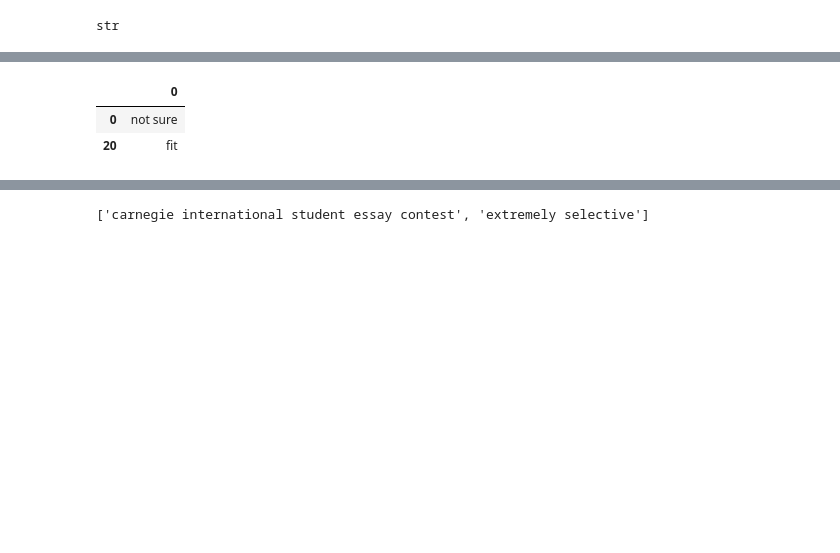
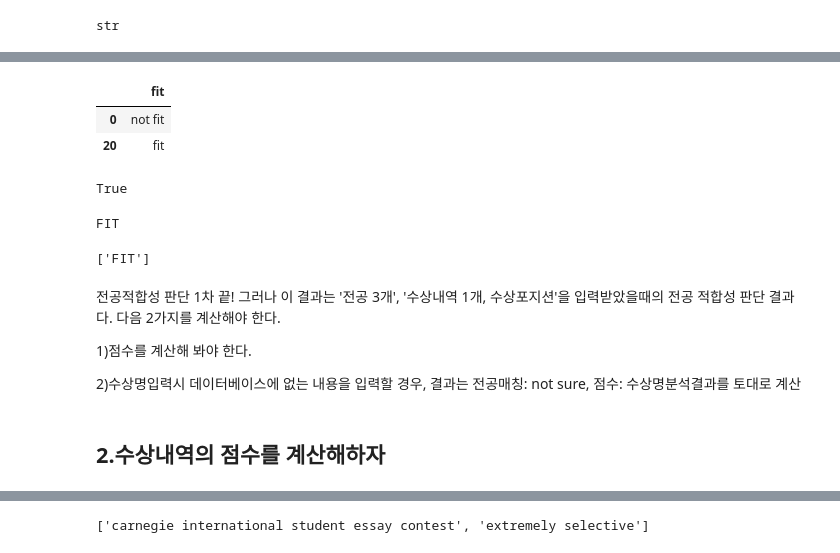
Before and after one commit to kwangilkimkenny/Story_Analysis, a Jupyter notebook: activity_analysis/major_fit_text_input_style.ipynb, the cells around one changed output, grey strips where cells are left out. Saved outputs shown, nothing was run; the diff lists cells and outputs as text; code cells hidden in the pictures; blank space fills up the shorter version.

```diff
--- a/activity_analysis/major_fit_text_input_style.ipynb
+++ b/activity_analysis/major_fit_text_input_style.ipynb
@@ -212,7 +214,7 @@ for j in math_sci_:
     j_ = j.lower()
     math_sci.append(j_)
 
-social_sci = ['Economics Asian Studies', 'African Studies','Psychology', "Women's Studies",'Anthropology', 'Political Science/Government',
+social_sci_ = ['Economics Asian Studies', 'African Studies','Psychology', "Women's Studies",'Anthropology', 'Political Science/Government',
                 'Political Science', 'Political Government', 'International Relations/Affairs', 'International Relations',
                 'International Affairs', 'Public Policy/Affairs', 'Public Policy', 'Public Affairs', 'Public Health',
                 'Environmental Science/Studies', 'Environmental Science', 'Environmental Studies', 'Urban Planning', 'Education',
@@ -529,0 +505,20 @@ not sure
+# %%
+#드디어 분석 fit analysis!!!!
+#선택한 전공 3개, 수상내역 1개를 비교하여 데이터베이스 비교 분석하여 상과 전공이 일치하는지 판단!
+fit_result = []
+
+
+# 수상내역이 데이터에 없을 경우 not sure. 그러나 수상점수는 계산이 가능함(first, winner 등의 단어를 확인해서)
+if fit_list_str == None: #이 false 라면 not sure로 해야 함
+    print ("not sure")
+    fit_result.append('not sure')
+else:
+    for category in fit_list_str: #수상내역으로 분석 추출한 결과 내역들을 모두 단어로 쪼개어서 하나씩 추출해서 비교
+        for major_item in major_ctgs:# 신청한 전공 3개 꺼내와서 하나씩 비교
+            if major_item  == category: # 전공이 있으면 fit
+                print ("fit")
+                fit_result.append('fit')
+
+            else: # 원하는 전공 3개와 수상내역과 연관된 전공중 아무것도 매칭되는 것이 없으면 not sure
+                    print ("not fit")
+                    fit_result.append('not fit')
@@ -547 +560,4 @@ df_fit_re
 84 rows × 1 columns
+# %%
+df_fit_re.columns = ['fit']
+df_fit_re
@@ -548,6 +578,7 @@ df_fit_re
 # %%
-df_fit_re.drop_duplicates() #중복값 제거!!!! 최종 결과 도출, 여기서 FIT > NOT FIT  or NOT SURE 구분하면 됨
+list_fit_re = df_fit_re.drop_duplicates() #중복값 제거!!!! 결과 도출, 여기서 FIT: 1 or NOT FIT : 2 or NOT SURE : 0 구분하면 됨
+list_fit_re
 # %% [output]
-|  | 0 |
-| 0 | not sure |
+|  | fit |
+| 0 | not fit |
 | 20 | fit |
@@ -556,3 +585,33 @@ df_fit_re.drop_duplicates() #중복값 제거!!!! 최종 결과 도출, 여기
+# %%
+'fit'in list_fit_re #확인해보고
+# %% [output]
+True
+# %%
+#조건문을 만들어서 결과를 출력해보자.
+fit_anaysis_result_fin =[]
+if 'fit' in list_fit_re: # fit이 하나라도 있다면, FIT 출력
+    print("FIT")
+    fit_anaysis_result_fin.append('FIT')
+elif 'not fit' in list_fit_re: # not fit 이 있다면 , NOT FIT 출력
+    print("NOT FIT")
+    fit_anaysis_result_fin.append('NOT FIT')
+else:
+    print("NOT SURE")
+    fit_anaysis_result_fin.append('NOT SURE')
+
+fit_anaysis_result_fin
+# %% [output]
+FIT
+['FIT']
+# %% [markdown]
+전공적합성 판단 1차 끝! 그러나 이 결과는 '전공 3개', '수상내역 1개, 수상포지션'을 입력받았을때의 전공 적합성 판단 결과다.
+다음 2가지를 계산해야 한다.
+
+1)점수를 계산해 봐야 한다.
+
+2)수상명입력시 데이터베이스에 없는 내용을 입력할 경우, 결과는 전공매칭: not sure, 점수: 수상명분석결과를 토대로 계산
+# %% [markdown]
+## 2.수상내역의 점수를 계산해하자
 # %%
 #수상내역 데이터 테이블을 불러온다아아앙
 data_awards[:10]
```
Also changed, not shown: parts of 24 cells of this notebook.
